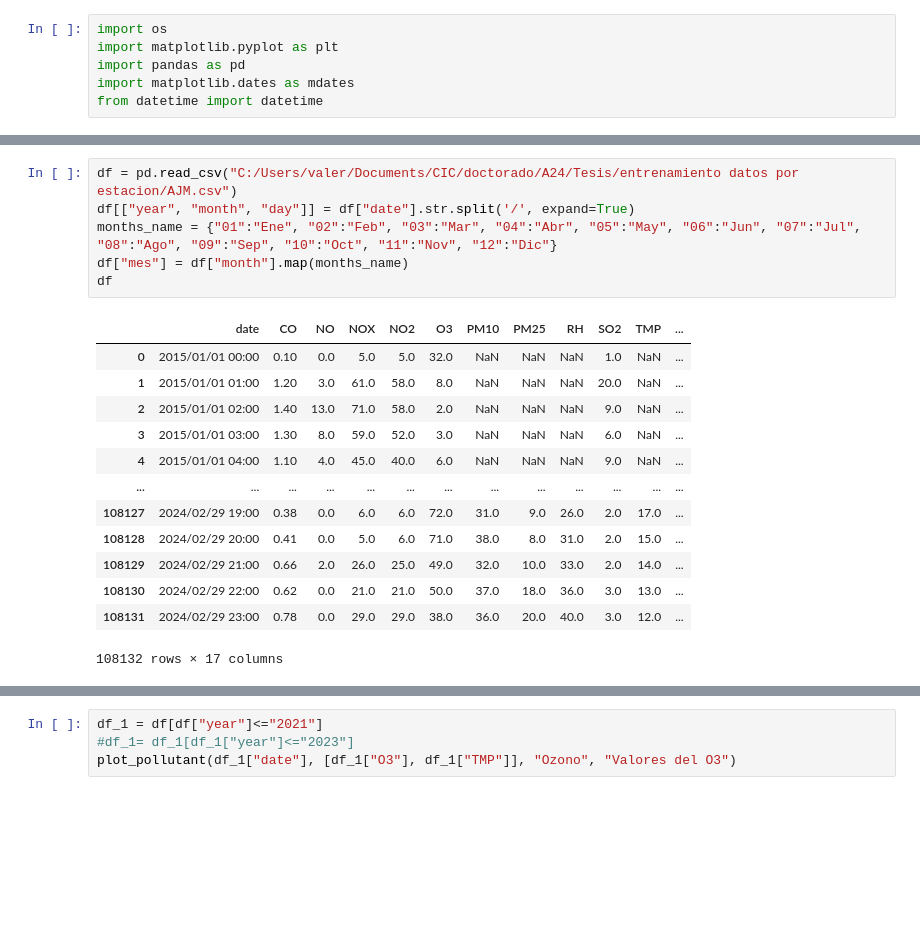
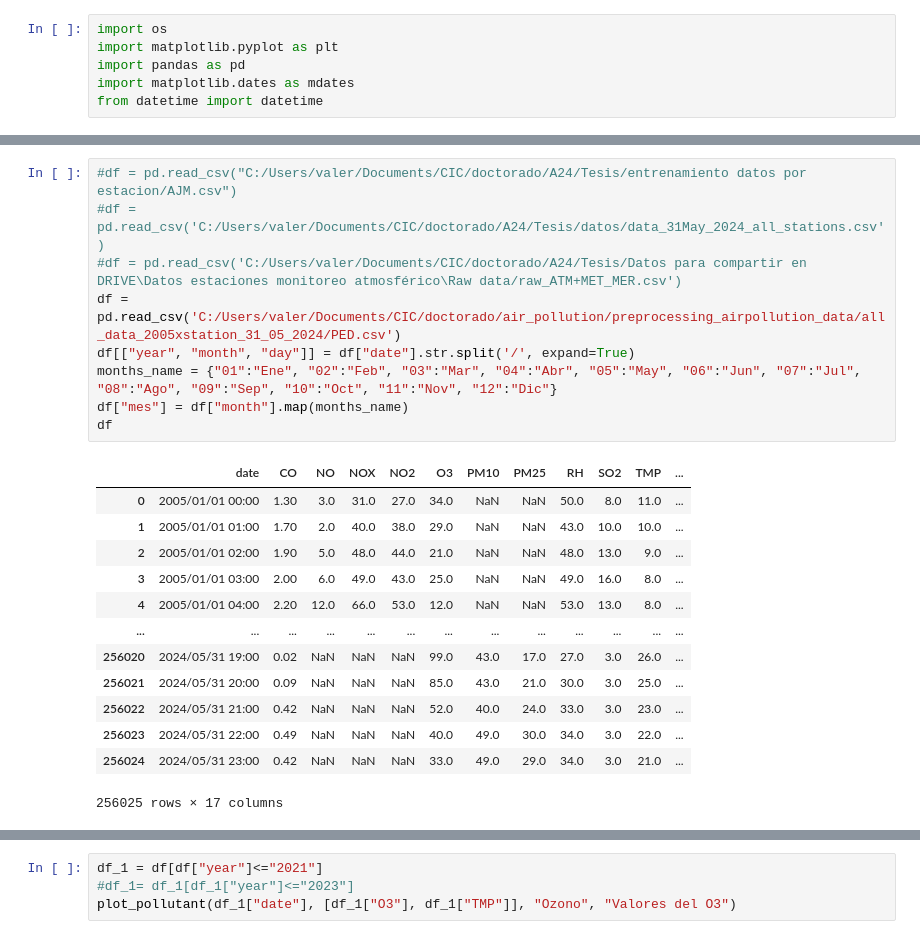
Before and after one commit to vlegaria/air_pollution, a Jupyter notebook: graficas/pollutants.ipynb, the cells around one changed output, grey strips where cells are left out. Drawn from its saved outputs; the diff is of its cells as text; blank space fills up the shorter version.

```diff
--- a/graficas/pollutants.ipynb
+++ b/graficas/pollutants.ipynb
@@ -34,22 +40,25 @@ def plot_pollutant(dates, pollutants, variable, Titulo):
   # Mostrar el gráfico
   plt.show()
 # %%
-df = pd.read_csv("C:/Users/valer/Documents/CIC/doctorado/A24/Tesis/entrenamiento datos por estacion/AJM.csv")
+#df = pd.read_csv("C:/Users/valer/Documents/CIC/doctorado/A24/Tesis/entrenamiento datos por estacion/AJM.csv")
+#df = pd.read_csv('C:/Users/valer/Documents/CIC/doctorado/A24/Tesis/datos/data_31May_2024_all_stations.csv')
+#df = pd.read_csv('C:/Users/valer/Documents/CIC/doctorado/A24/Tesis/Datos para compartir en DRIVE\Datos estaciones monitoreo atmosférico\Raw data/raw_ATM+MET_MER.csv')
+df = pd.read_csv('C:/Users/valer/Documents/CIC/doctorado/air_pollution/preprocessing_airpollution_data/all_data_2005xstation_31_05_2024/PED.csv')
 df[["year", "month", "day"]] = df["date"].str.split('/', expand=True)
 months_name = {"01":"Ene", "02":"Feb", "03":"Mar", "04":"Abr", "05":"May", "06":"Jun", "07":"Jul", "08":"Ago", "09":"Sep", "10":"Oct", "11":"Nov", "12":"Dic"}
 df["mes"] = df["month"].map(months_name)
 df
 # %% [output]
 |  | date | CO | NO | NOX | NO2 | O3 | PM10 | PM25 | RH | SO2 | TMP | ... |
-| 0 | 2015/01/01 00:00 | 0.10 | 0.0 | 5.0 | 5.0 | 32.0 | NaN | NaN | NaN | 1.0 | NaN | ... |
-| 1 | 2015/01/01 01:00 | 1.20 | 3.0 | 61.0 | 58.0 | 8.0 | NaN | NaN | NaN | 20.0 | NaN | ... |
-| 2 | 2015/01/01 02:00 | 1.40 | 13.0 | 71.0 | 58.0 | 2.0 | NaN | NaN | NaN | 9.0 | NaN | ... |
-| 3 | 2015/01/01 03:00 | 1.30 | 8.0 | 59.0 | 52.0 | 3.0 | NaN | NaN | NaN | 6.0 | NaN | ... |
-| 4 | 2015/01/01 04:00 | 1.10 | 4.0 | 45.0 | 40.0 | 6.0 | NaN | NaN | NaN | 9.0 | NaN | ... |
+| 0 | 2005/01/01 00:00 | 1.30 | 3.0 | 31.0 | 27.0 | 34.0 | NaN | NaN | 50.0 | 8.0 | 11.0 | ... |
+| 1 | 2005/01/01 01:00 | 1.70 | 2.0 | 40.0 | 38.0 | 29.0 | NaN | NaN | 43.0 | 10.0 | 10.0 | ... |
+| 2 | 2005/01/01 02:00 | 1.90 | 5.0 | 48.0 | 44.0 | 21.0 | NaN | NaN | 48.0 | 13.0 | 9.0 | ... |
+| 3 | 2005/01/01 03:00 | 2.00 | 6.0 | 49.0 | 43.0 | 25.0 | NaN | NaN | 49.0 | 16.0 | 8.0 | ... |
+| 4 | 2005/01/01 04:00 | 2.20 | 12.0 | 66.0 | 53.0 | 12.0 | NaN | NaN | 53.0 | 13.0 | 8.0 | ... |
 | ... | ... | ... | ... | ... | ... | ... | ... | ... | ... | ... | ... | ... |
-| 108127 | 2024/02/29 19:00 | 0.38 | 0.0 | 6.0 | 6.0 | 72.0 | 31.0 | 9.0 | 26.0 | 2.0 | 17.0 | ... |
-| 108128 | 2024/02/29 20:00 | 0.41 | 0.0 | 5.0 | 6.0 | 71.0 | 38.0 | 8.0 | 31.0 | 2.0 | 15.0 | ... |
-| 108129 | 2024/02/29 21:00 | 0.66 | 2.0 | 26.0 | 25.0 | 49.0 | 32.0 | 10.0 | 33.0 | 2.0 | 14.0 | ... |
-| 108130 | 2024/02/29 22:00 | 0.62 | 0.0 | 21.0 | 21.0 | 50.0 | 37.0 | 18.0 | 36.0 | 3.0 | 13.0 | ... |
-| 108131 | 2024/02/29 23:00 | 0.78 | 0.0 | 29.0 | 29.0 | 38.0 | 36.0 | 20.0 | 40.0 | 3.0 | 12.0 | ... |
+| 256020 | 2024/05/31 19:00 | 0.02 | NaN | NaN | NaN | 99.0 | 43.0 | 17.0 | 27.0 | 3.0 | 26.0 | ... |
+| 256021 | 2024/05/31 20:00 | 0.09 | NaN | NaN | NaN | 85.0 | 43.0 | 21.0 | 30.0 | 3.0 | 25.0 | ... |
+| 256022 | 2024/05/31 21:00 | 0.42 | NaN | NaN | NaN | 52.0 | 40.0 | 24.0 | 33.0 | 3.0 | 23.0 | ... |
+| 256023 | 2024/05/31 22:00 | 0.49 | NaN | NaN | NaN | 40.0 | 49.0 | 30.0 | 34.0 | 3.0 | 22.0 | ... |
+| 256024 | 2024/05/31 23:00 | 0.42 | NaN | NaN | NaN | 33.0 | 49.0 | 29.0 | 34.0 | 3.0 | 21.0 | ... |
-108132 rows × 17 columns
+256025 rows × 17 columns
```
Also changed, not shown: parts of 3 cells of this notebook, 12 other files.
